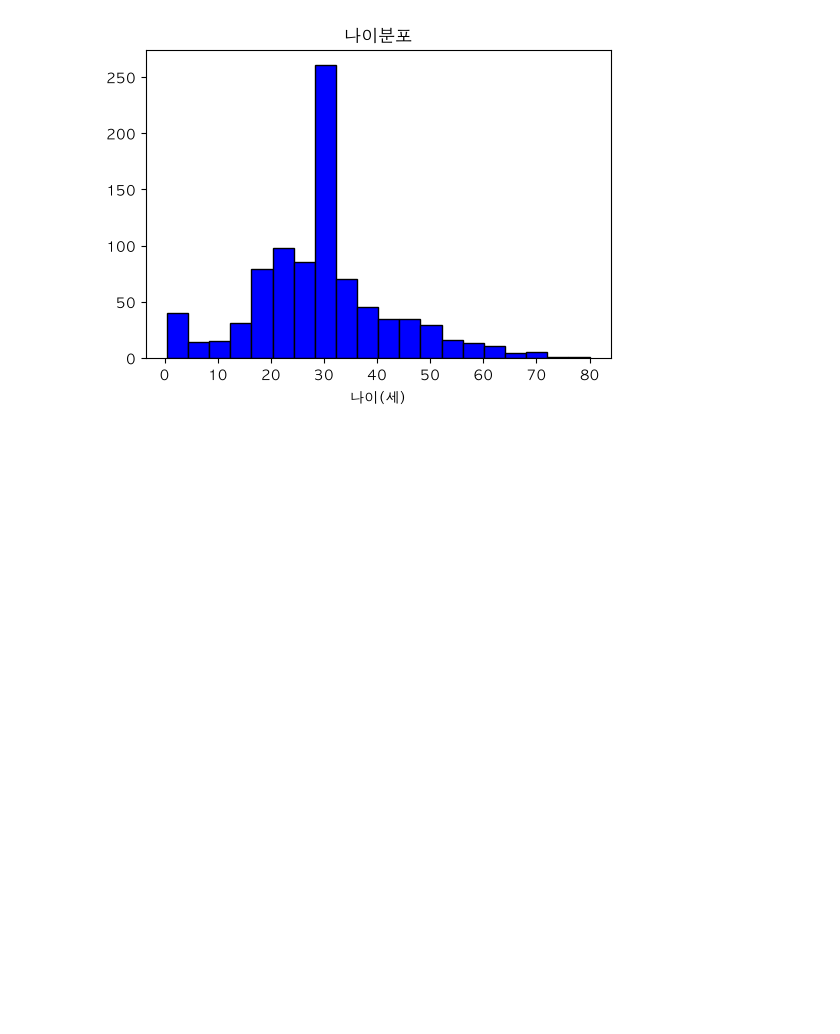
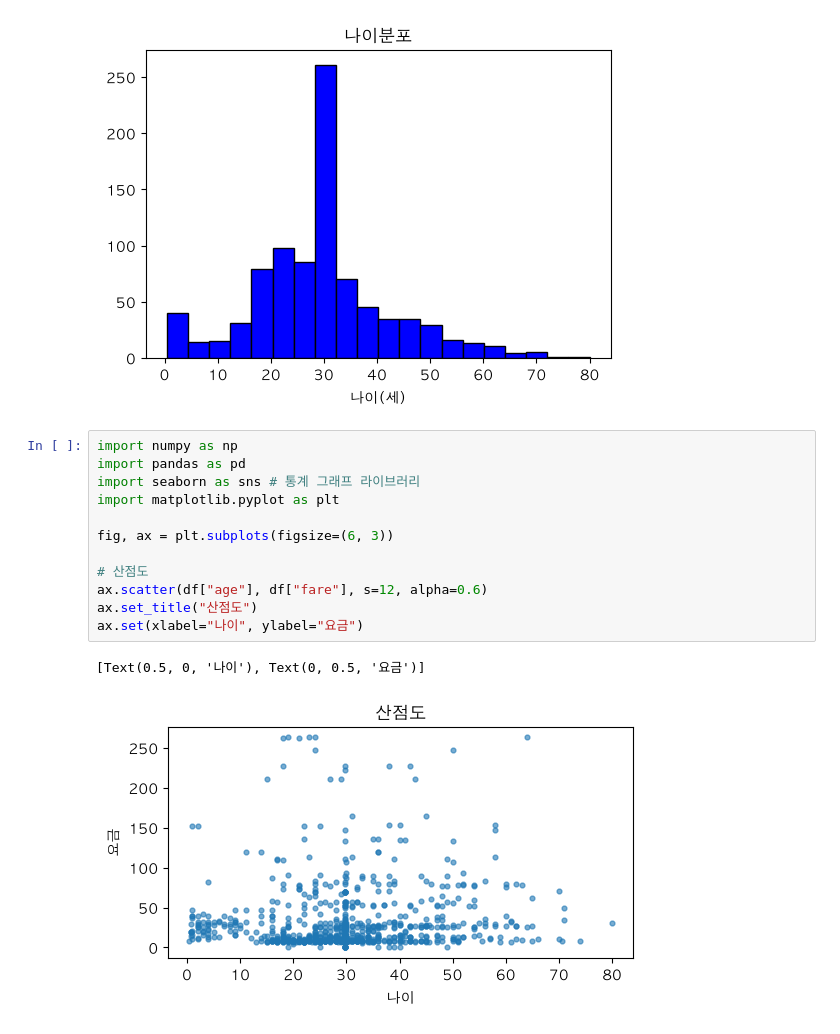
Before and after one commit to IndieGameMaker/kant_ml, a Jupyter notebook: 01_ml.ipynb, the cells around one changed output. Cells and saved outputs as stored; diff of their text form; blank space fills up the shorter version.

```diff
--- a/01_ml.ipynb
+++ b/01_ml.ipynb
@@ -266,3 +266,18 @@ ax.set_xlabel("나이(세)")
 # %% [output]
 Text(0.5, 0, '나이(세)')
 [figure]
+# %%
+import numpy as np
+import pandas as pd
+import seaborn as sns # 통계 그래프 라이브러리
+import matplotlib.pyplot as plt
+
+fig, ax = plt.subplots(figsize=(6, 3))
+
+# 산점도
+ax.scatter(df["age"], df["fare"], s=12, alpha=0.6)
+ax.set_title("산점도")
+ax.set(xlabel="나이", ylabel="요금")
+# %% [output]
+[Text(0.5, 0, '나이'), Text(0, 0.5, '요금')]
+[figure, added]
```
Also changed, not shown: 1 other file.
